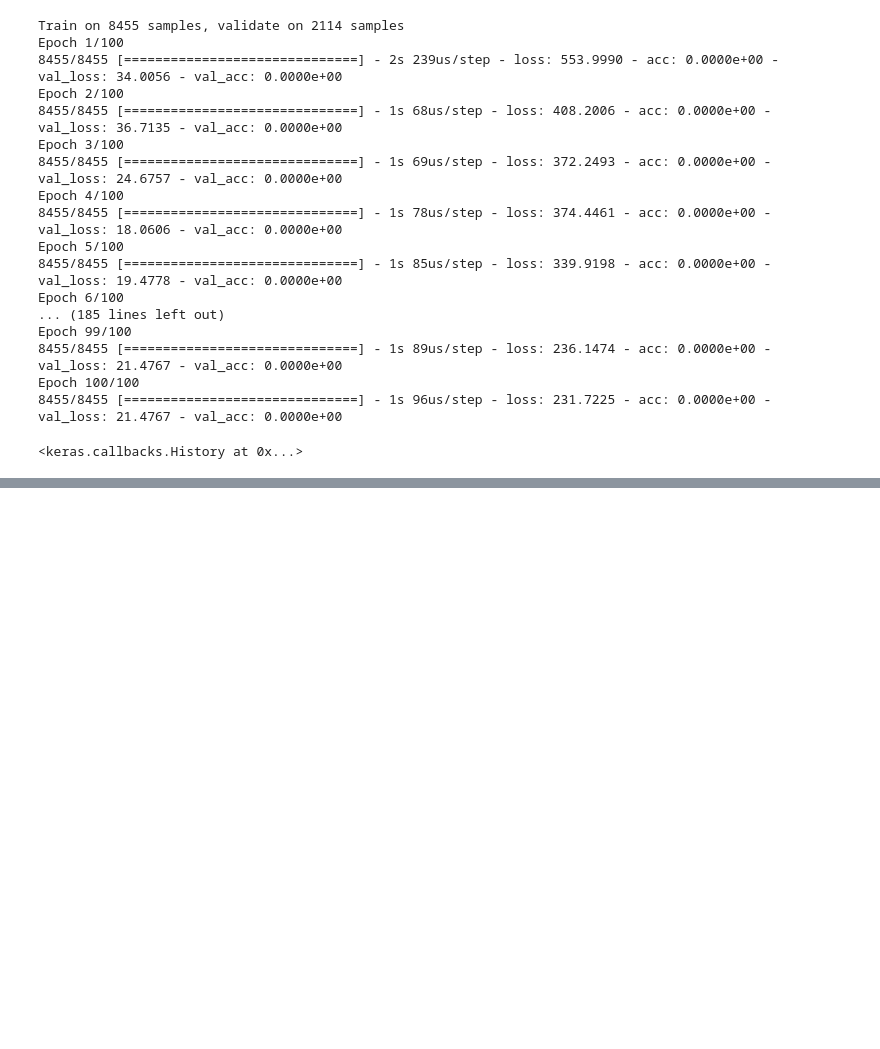
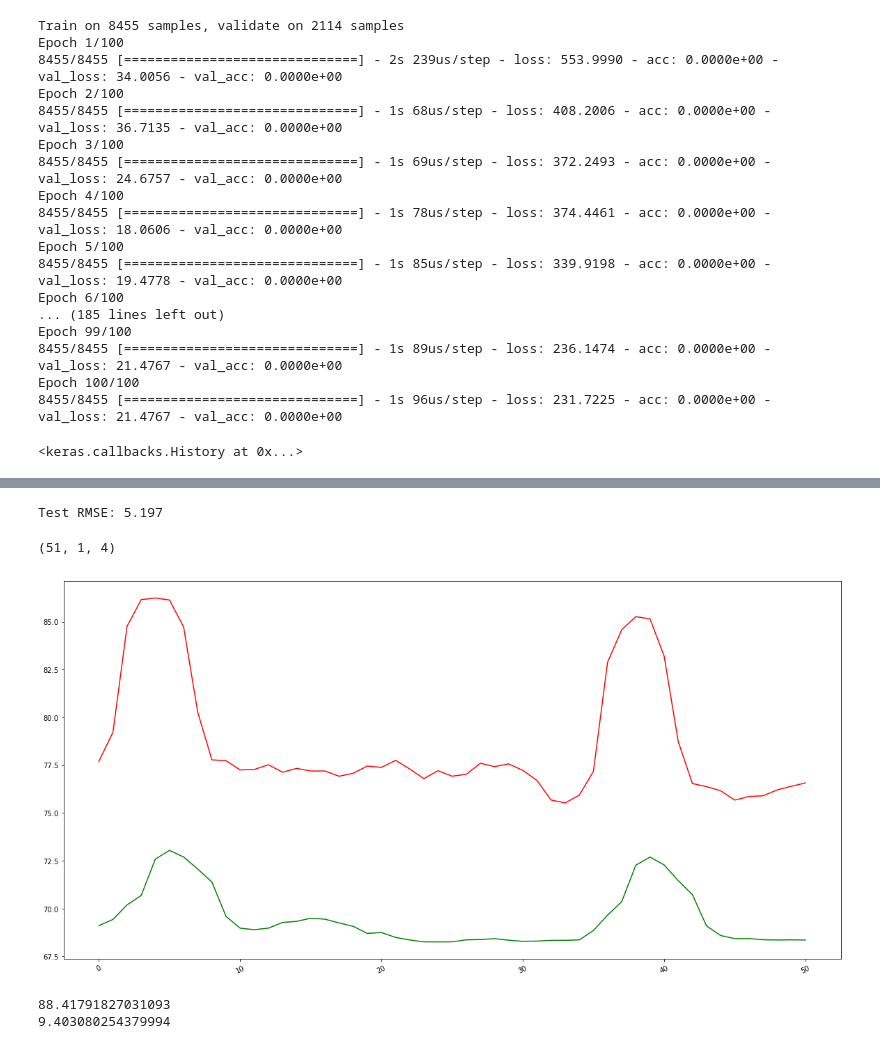
Before and after one commit to atifkarim/Time-Series-Forecasting-Using-Machine-Learning-Algorithm, a Jupyter notebook: multivariate_time_series_LSTM.ipynb, the cells around one changed output, grey strips where cells are left out. Saved outputs shown, nothing was run; the diff lists cells and outputs as text; code cells hidden in the pictures; blank space fills up the shorter version.

```diff
--- a/multivariate_time_series_LSTM.ipynb
+++ b/multivariate_time_series_LSTM.ipynb
@@ -210,0 +211,40 @@ print(Error)
+# %%
+from math import sqrt
+rmse = sqrt(mean_squared_error(y_multiple_test_op,yhat))
+print('Test RMSE: %.3f' % rmse)
+# %% [output]
+Test RMSE: 5.197
+# %%
+test_value=test_new.loc[24000:24050,['dateTime','AEDATZ_HO_V0','AEWIHO_T9AV2','RWWIHOA_HWT0',
+                                          'AEWIHOAKZ_V0','AEDAHO_T9_V2']]
+test_value= test_value.set_index('dateTime')
+test_value=test_value.loc[::-1]
+test_value_array=np.array(test_value)
+test_value_array=test_value_array[0:len(test_value_array)]
+# %%
+x_test, y_test = split_sequences(test_value_array, n_steps)
+print(x_test.shape)
+x_input = x_test.reshape((x_test.shape[0], n_steps, n_features))
+# %% [output]
+(51, 1, 4)
+# %%
+y_pred=model.predict(x_input)
+# %%
+plt.plot(y_pred,color='green')
+plt.plot(y_test,color='red')
+# plt.plot(y,color='red')
+plt.xticks( rotation=25)
+plt.show()
+# %% [output]
+[figure, added]
+# %%
+from sklearn.metrics import mean_squared_error
+
+#Print MSE to see how good the model is
+Error = mean_squared_error(y_test,y_pred)
+print(Error)
+rmse=sqrt(mean_squared_error(y_test,y_pred))
+print(rmse)
+# %% [output]
+88.41791827031093
+9.403080254379994
```
Also changed, not shown: parts of 4 cells of this notebook.
